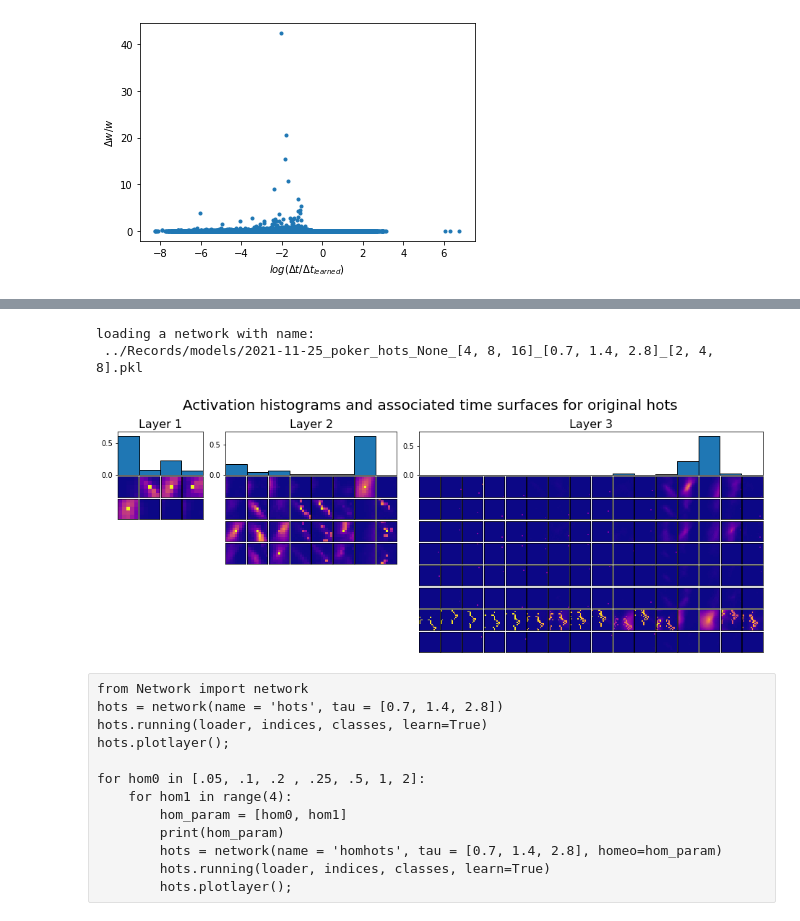
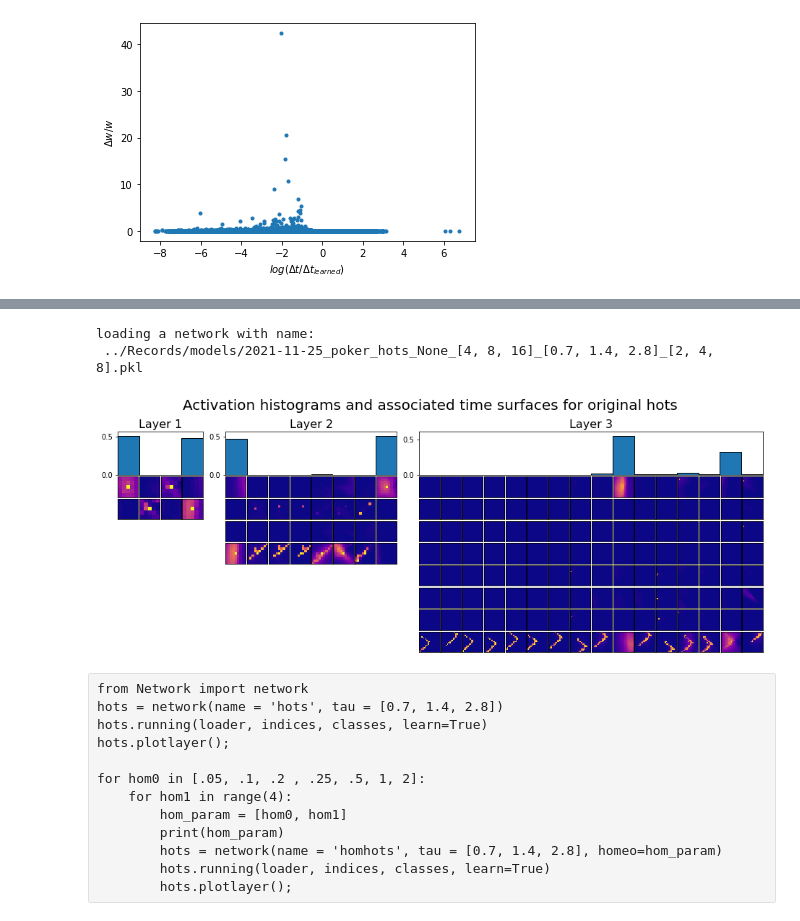
Before and after one commit to AntoineGrimaldi/HOTS, a Jupyter notebook: notebooks/BASICS_02_Training.Network.ipynb, the cells around one changed output, grey strips where cells are left out. Drawn from its saved outputs; the diff is of its cells as text; code cells hidden in the pictures.

```diff
--- a/notebooks/BASICS_02_Training.Network.ipynb
+++ b/notebooks/BASICS_02_Training.Network.ipynb
@@ -46,8 +46,8 @@ Size of Dataloader: 4 samples
 ## Network definition and training
 # %%
 from Network import network
-hots = network(name = 'homhots', tau = [0.7, 1.4, 2.8], homeo = [2,1],
-               timestr = '2021-12-14_poker', to_record=True)
-events, target, indices = hots.running(loader, order, classes, learn=True)
+hots = network(name = 'homhots', tau = (0.7,1.4,2.8), homeo = (2,1),
+               timestr = '2021-11-25_poker', to_record=True)
+hots.running(loader, order, classes, learn=True, train=train)
 hots.plotlayer();
 # %% [output]
@@ -107,12 +94,12 @@ plt.plot(hots.stats[layer].delta_wt[:,3])
 # %%
 hots = network(name = 'hots', tau = [0.7, 1.4, 2.8],
                timestr = '2021-11-25_poker', to_record=True)
-hots.running(loader, order, classes, learn=True)
+hots.running(loader, order, classes, learn=True, train=train)
 hots.plotlayer();
 # %% [output]
 loading a network with name:
  ../Records/models/2021-11-25_poker_hots_None_[4, 8, 16]_[0.7, 1.4, 2.8]_[2, 4, 8].pkl
-[figure, old version]
+[figure, new version]
 # %% [raw]
 from Network import network
 hots = network(name = 'hots', tau = [0.7, 1.4, 2.8])
```
Also changed, not shown: parts of 8 cells of this notebook, 3 other files.
